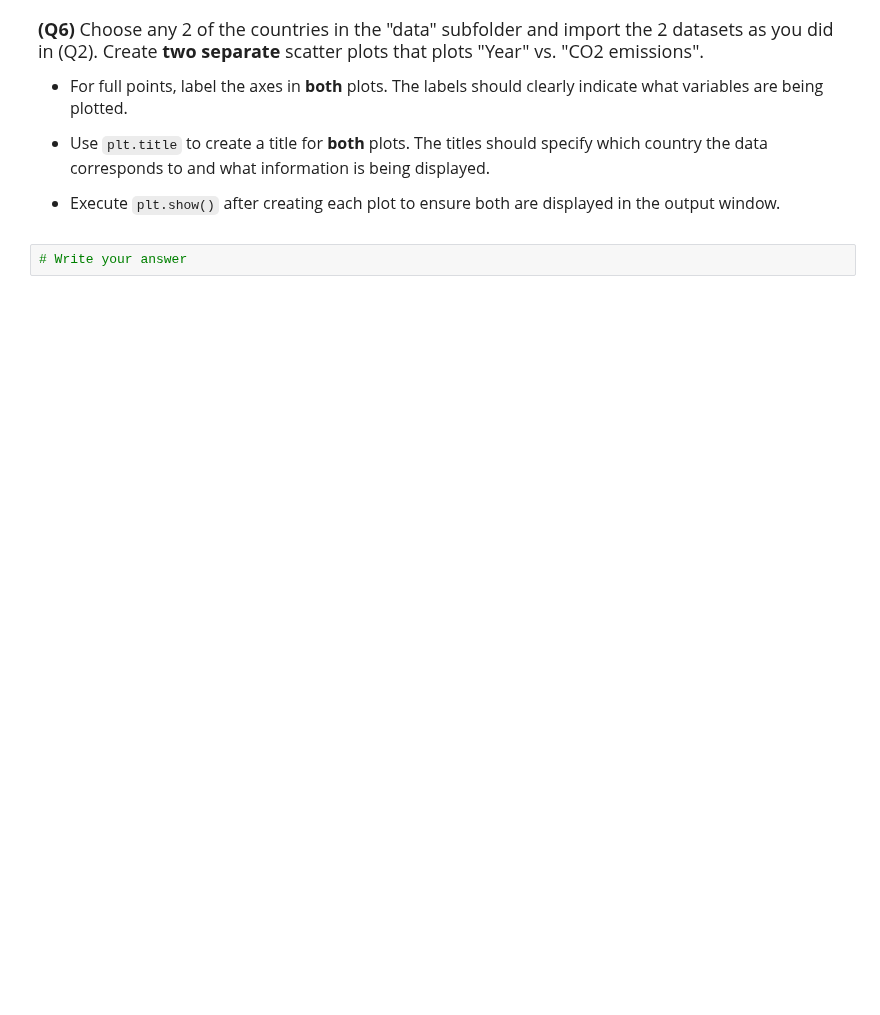
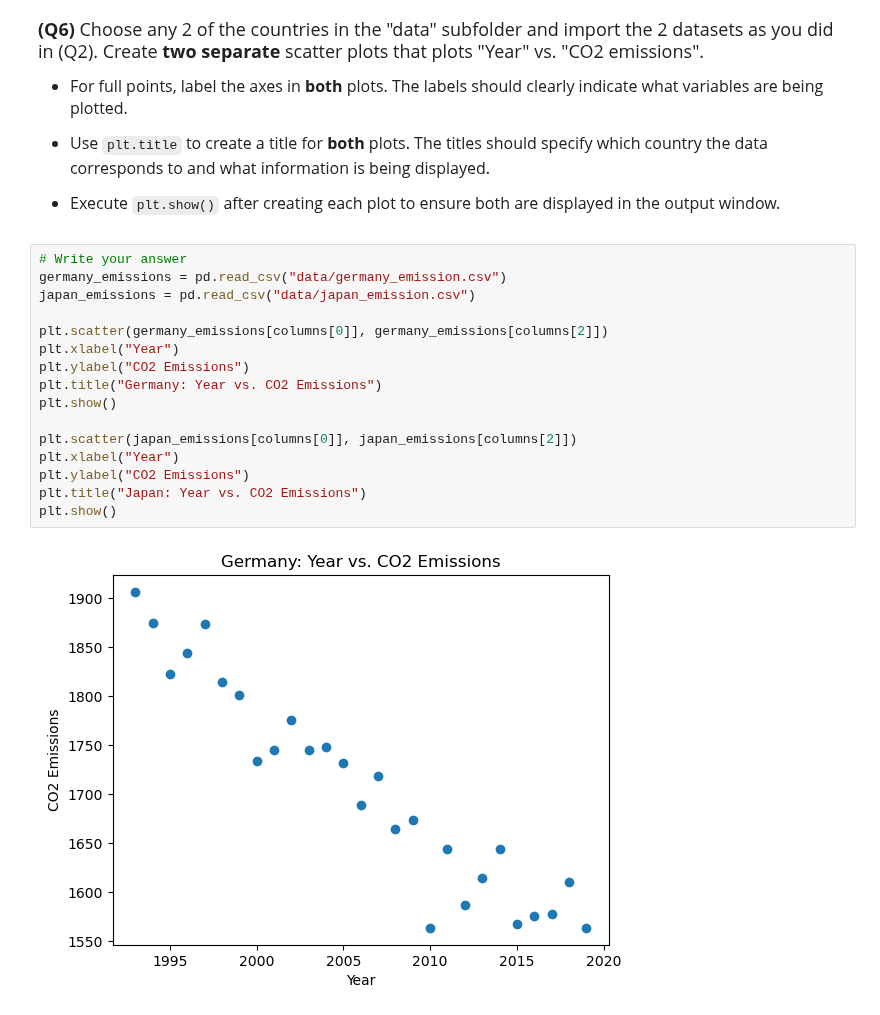
Before and after one commit to yanwuxiuwen/datasci185fall2026, a Jupyter notebook: _assignments/assignment_2/Assignment2.ipynb, the cells around one changed output. Cells and saved outputs as stored; diff of their text form; blank space fills up the shorter version.

```diff
--- a/_assignments/assignment_2/Assignment2.ipynb
+++ b/_assignments/assignment_2/Assignment2.ipynb
@@ -114,5 +150,21 @@ us_emissions["CO2_emission"].describe()
 - Use `plt.title` to create a title for **both** plots. The titles should specify which country the data corresponds to and what information is being displayed.
 
 - Execute `plt.show()` after creating each plot to ensure both are displayed in the output window.
-# %%
-# Write your answer
+# %%
+# Write your answer
+germany_emissions = pd.read_csv("data/germany_emission.csv")
+japan_emissions = pd.read_csv("data/japan_emission.csv")
+
+plt.scatter(germany_emissions[columns[0]], germany_emissions[columns[2]])
+plt.xlabel("Year")
+plt.ylabel("CO2 Emissions")
+plt.title("Germany: Year vs. CO2 Emissions")
+plt.show()
+
+plt.scatter(japan_emissions[columns[0]], japan_emissions[columns[2]])
+plt.xlabel("Year")
+plt.ylabel("CO2 Emissions")
+plt.title("Japan: Year vs. CO2 Emissions")
+plt.show()
+# %% [output]
+[figure, added]
```
Also changed, not shown: parts of 8 cells of this notebook.
